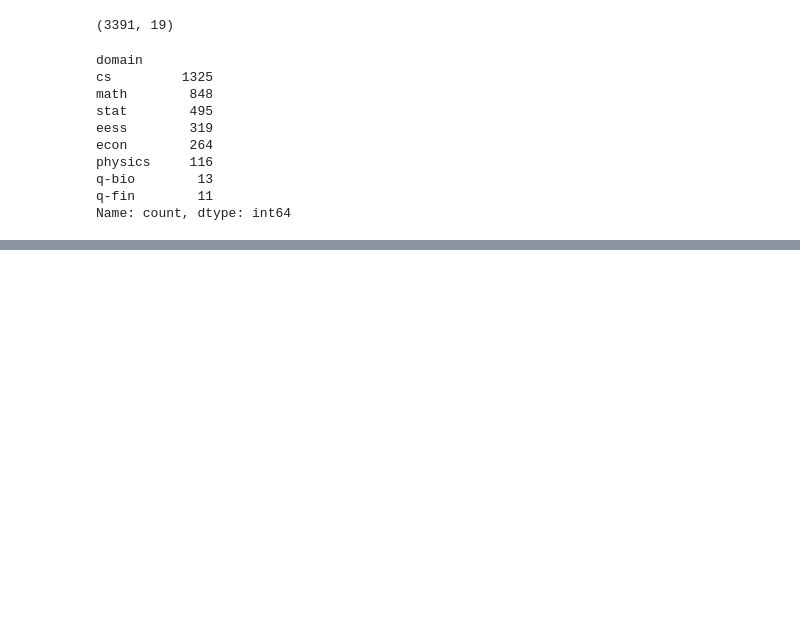
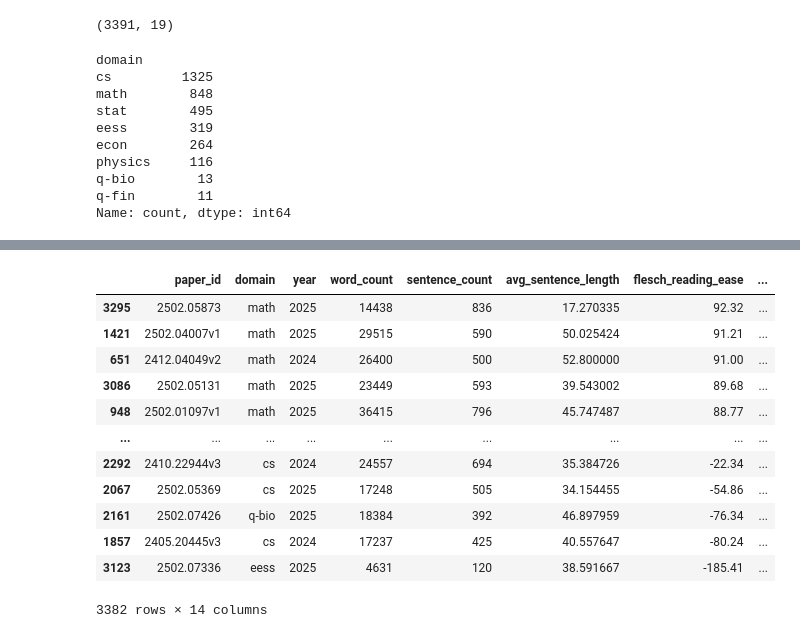
Before and after one commit to nandininprasad/arxiv-readability-analysis, a Jupyter notebook: eda.ipynb, the cells around one changed output, grey strips where cells are left out. Saved outputs shown, nothing was run; the diff lists cells and outputs as text; code cells hidden in the pictures; blank space fills up the shorter version.

```diff
--- a/eda.ipynb
+++ b/eda.ipynb
@@ -59,3 +78,19 @@ data["equation_count"] = data["equation_path"].apply(lambda x: process_equation_
+# %%
+data.sort_values(by="flesch_reading_ease", ascending=False)
+# %% [output]
+|  | paper_id | domain | year | word_count | sentence_count | avg_sentence_length | flesch_reading_ease | ... |
+| 3295 | 2502.05873 | math | 2025 | 14438 | 836 | 17.270335 | 92.32 | ... |
+| 1421 | 2502.04007v1 | math | 2025 | 29515 | 590 | 50.025424 | 91.21 | ... |
+| 651 | 2412.04049v2 | math | 2024 | 26400 | 500 | 52.800000 | 91.00 | ... |
+| 3086 | 2502.05131 | math | 2025 | 23449 | 593 | 39.543002 | 89.68 | ... |
+| 948 | 2502.01097v1 | math | 2025 | 36415 | 796 | 45.747487 | 88.77 | ... |
+| ... | ... | ... | ... | ... | ... | ... | ... | ... |
+| 2292 | 2410.22944v3 | cs | 2024 | 24557 | 694 | 35.384726 | -22.34 | ... |
+| 2067 | 2502.05369 | cs | 2025 | 17248 | 505 | 34.154455 | -54.86 | ... |
+| 2161 | 2502.07426 | q-bio | 2025 | 18384 | 392 | 46.897959 | -76.34 | ... |
+| 1857 | 2405.20445v3 | cs | 2024 | 17237 | 425 | 40.557647 | -80.24 | ... |
+| 3123 | 2502.07336 | eess | 2025 | 4631 | 120 | 38.591667 | -185.41 | ... |
+3382 rows × 14 columns
 # %%
 ## Descriptive statistics/outliers
 
```
Also changed, not shown: parts of 9 cells of this notebook.
